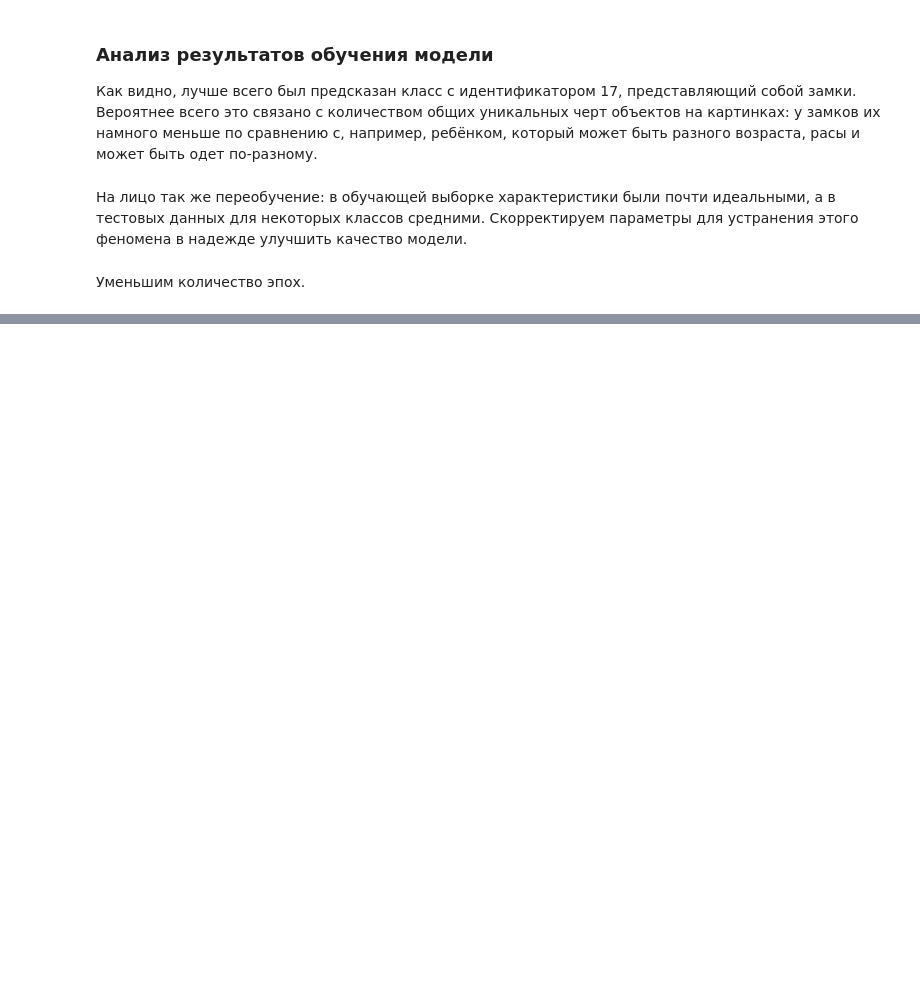
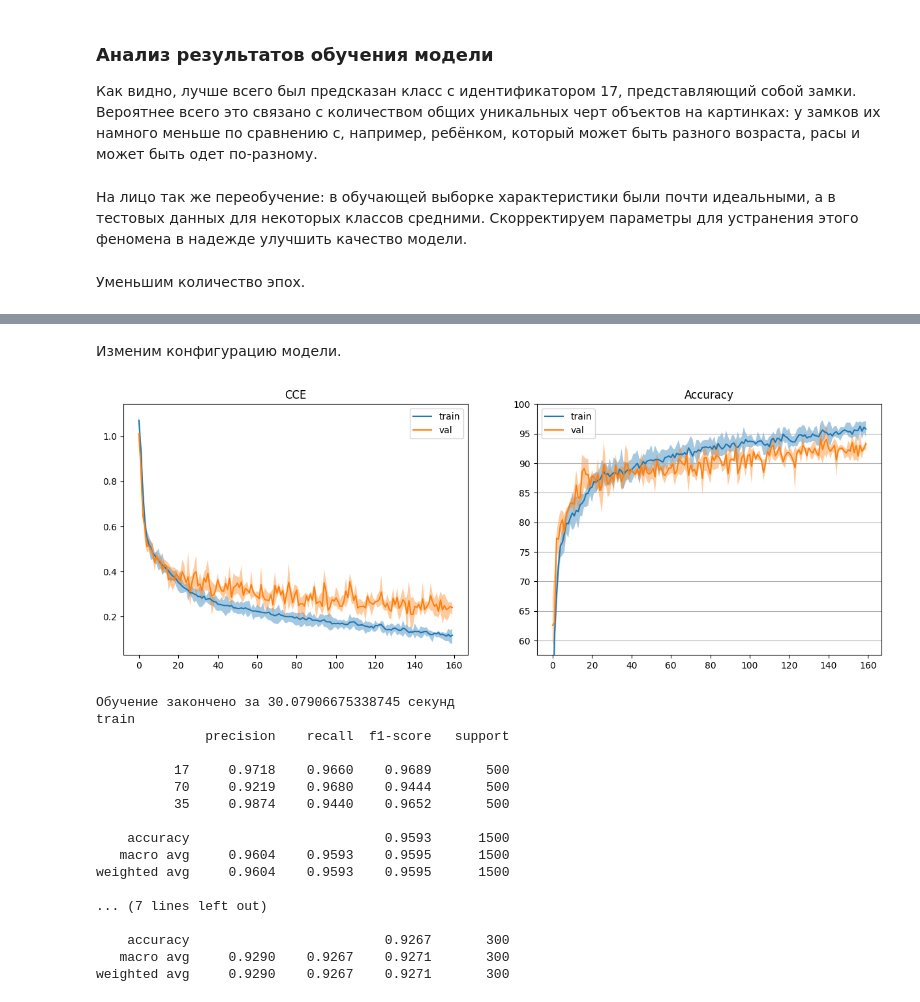
Before and after one commit to DeadlySquad13/t5-2-Neuroscience__Labs, a Jupyter notebook: src/lab2/main.ipynb, the cells around one changed output, grey strips where cells are left out. Cells and saved outputs as stored; diff of their text form; code cells hidden in the pictures; blank space fills up the shorter version.

```diff
--- a/src/lab2/main.ipynb
+++ b/src/lab2/main.ipynb
@@ -467 +487,48 @@ compare_classification_reports(dataloader)
+# %% [markdown]
+Изменим конфигурацию модели.
+# %%
+class Cifar100_CNN(nn.Module):
+    def __init__(self, hidden_size=HIDDEN_SIZE, classes=100):
+        super(Cifar100_CNN, self).__init__()
+        # https://blog.jovian.ai/image-classification-of-cifar100-dataset-using-pytorch-8b7145242df1
+        self.seq = nn.Sequential(
+            Normalize([0.5074, 0.4867, 0.4411], [0.2011, 0.1987, 0.2025]),
+            # первый способ уменьшения размерности картинки - через stride
+            nn.Conv2d(3, hidden_size, 5, stride=2, padding=2),
+            nn.ReLU(),
+            # второй способ уменьшения размерности картинки - через слой пуллинг
+            nn.Conv2d(hidden_size, hidden_size * 2, 3, stride=2, padding=1),
+            nn.ReLU(),
+            nn.AvgPool2d(4),  # nn.MaxPool2d(4),
+            nn.Flatten(),
+            nn.Linear(hidden_size * 8, classes),
+        )
+
+    def forward(self, input):
+        return self.seq(input)
+
+
+model = Cifar100_CNN(hidden_size=HIDDEN_SIZE, classes=len(CLASSES))
+print(model)
+dataloader = train_classifier(model, epochs=160)
+compare_classification_reports(dataloader)
+# %% [output]
+[figure, added]
+Обучение закончено за 30.07906675338745 секунд
+train
+              precision    recall  f1-score   support
+
+          17     0.9718    0.9660    0.9689       500
+          70     0.9219    0.9680    0.9444       500
+          35     0.9874    0.9440    0.9652       500
+
+    accuracy                         0.9593      1500
+   macro avg     0.9604    0.9593    0.9595      1500
+weighted avg     0.9604    0.9593    0.9595      1500
+
+... (7 lines left out)
+
+    accuracy                         0.9267       300
+   macro avg     0.9290    0.9267    0.9271       300
+weighted avg     0.9290    0.9267    0.9271       300
 # %%
```
Also changed, not shown: parts of 25 cells of this notebook, 4 other files.
